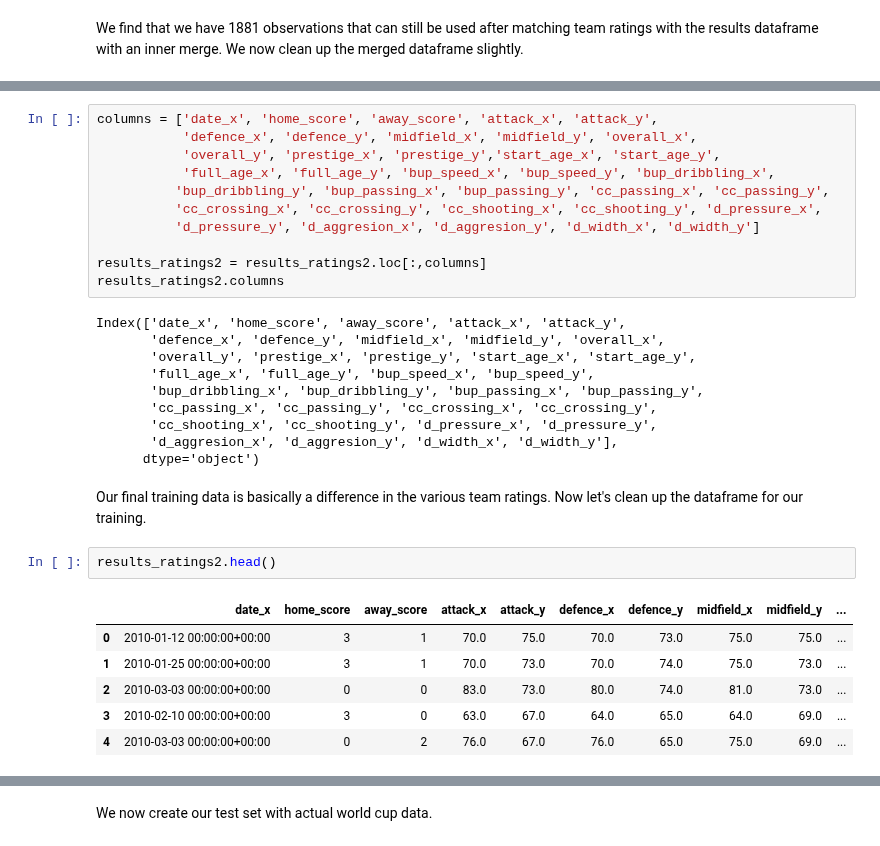
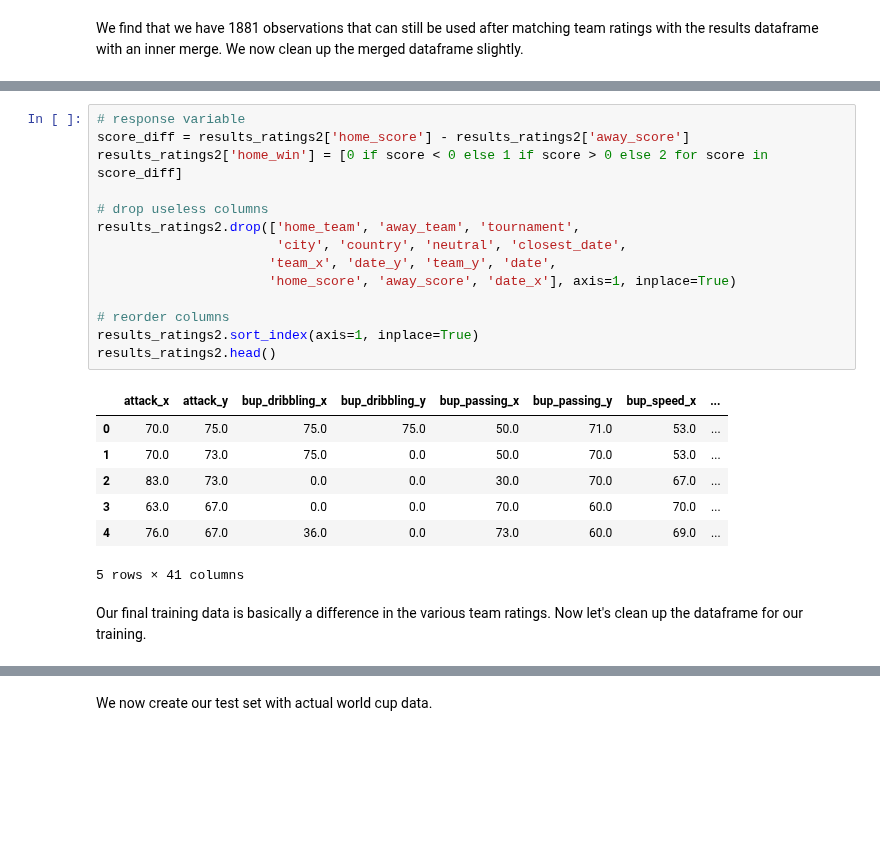
Before and after one commit to AC209aWC2018/World-Cup-2018, a Jupyter notebook: team-ratings-cleaning.ipynb, the cells around one changed output, grey strips where cells are left out. Drawn from its saved outputs; the diff is of its cells as text; blank space fills up the shorter version.

```diff
--- a/team-ratings-cleaning.ipynb
+++ b/team-ratings-cleaning.ipynb
@@ -132,32 +103,24 @@ results_ratings2.head()
-# %%
-columns = ['date_x', 'home_score', 'away_score', 'attack_x', 'attack_y',
-           'defence_x', 'defence_y', 'midfield_x', 'midfield_y', 'overall_x',
-           'overall_y', 'prestige_x', 'prestige_y','start_age_x', 'start_age_y',
-           'full_age_x', 'full_age_y', 'bup_speed_x', 'bup_speed_y', 'bup_dribbling_x',
-          'bup_dribbling_y', 'bup_passing_x', 'bup_passing_y', 'cc_passing_x', 'cc_passing_y',
-          'cc_crossing_x', 'cc_crossing_y', 'cc_shooting_x', 'cc_shooting_y', 'd_pressure_x',
-          'd_pressure_y', 'd_aggresion_x', 'd_aggresion_y', 'd_width_x', 'd_width_y']
-
-results_ratings2 = results_ratings2.loc[:,columns]
-results_ratings2.columns
-# %% [output]
-Index(['date_x', 'home_score', 'away_score', 'attack_x', 'attack_y',
-       'defence_x', 'defence_y', 'midfield_x', 'midfield_y', 'overall_x',
-       'overall_y', 'prestige_x', 'prestige_y', 'start_age_x', 'start_age_y',
-       'full_age_x', 'full_age_y', 'bup_speed_x', 'bup_speed_y',
-       'bup_dribbling_x', 'bup_dribbling_y', 'bup_passing_x', 'bup_passing_y',
-       'cc_passing_x', 'cc_passing_y', 'cc_crossing_x', 'cc_crossing_y',
-       'cc_shooting_x', 'cc_shooting_y', 'd_pressure_x', 'd_pressure_y',
-       'd_aggresion_x', 'd_aggresion_y', 'd_width_x', 'd_width_y'],
-      dtype='object')
+# %%
+# response variable
+score_diff = results_ratings2['home_score'] - results_ratings2['away_score']
+results_ratings2['home_win'] = [0 if score < 0 else 1 if score > 0 else 2 for score in score_diff]
+
+# drop useless columns
+results_ratings2.drop(['home_team', 'away_team', 'tournament',
+                       'city', 'country', 'neutral', 'closest_date',
+                      'team_x', 'date_y', 'team_y', 'date',
+                      'home_score', 'away_score', 'date_x'], axis=1, inplace=True)
+
+# reorder columns
+results_ratings2.sort_index(axis=1, inplace=True)
+results_ratings2.head()
+# %% [output]
+|  | attack_x | attack_y | bup_dribbling_x | bup_dribbling_y | bup_passing_x | bup_passing_y | bup_speed_x | ... |
+| 0 | 70.0 | 75.0 | 75.0 | 75.0 | 50.0 | 71.0 | 53.0 | ... |
+| 1 | 70.0 | 73.0 | 75.0 | 0.0 | 50.0 | 70.0 | 53.0 | ... |
+| 2 | 83.0 | 73.0 | 0.0 | 0.0 | 30.0 | 70.0 | 67.0 | ... |
+| 3 | 63.0 | 67.0 | 0.0 | 0.0 | 70.0 | 60.0 | 70.0 | ... |
+| 4 | 76.0 | 67.0 | 36.0 | 0.0 | 73.0 | 60.0 | 69.0 | ... |
+5 rows × 41 columns
 # %% [markdown]
 Our final training data is basically a difference in the various team ratings. Now let's clean up the dataframe for our training.
-# %%
-results_ratings2.head()
-# %% [output]
-|  | date_x | home_score | away_score | attack_x | attack_y | defence_x | defence_y | midfield_x | midfield_y | ... |
-| 0 | 2010-01-12 00:00:00+00:00 | 3 | 1 | 70.0 | 75.0 | 70.0 | 73.0 | 75.0 | 75.0 | ... |
-| 1 | 2010-01-25 00:00:00+00:00 | 3 | 1 | 70.0 | 73.0 | 70.0 | 74.0 | 75.0 | 73.0 | ... |
-| 2 | 2010-03-03 00:00:00+00:00 | 0 | 0 | 83.0 | 73.0 | 80.0 | 74.0 | 81.0 | 73.0 | ... |
-| 3 | 2010-02-10 00:00:00+00:00 | 3 | 0 | 63.0 | 67.0 | 64.0 | 65.0 | 64.0 | 69.0 | ... |
-| 4 | 2010-03-03 00:00:00+00:00 | 0 | 2 | 76.0 | 67.0 | 76.0 | 65.0 | 75.0 | 69.0 | ... |
```
Also changed, not shown: parts of 19 cells of this notebook, 8 other files.
